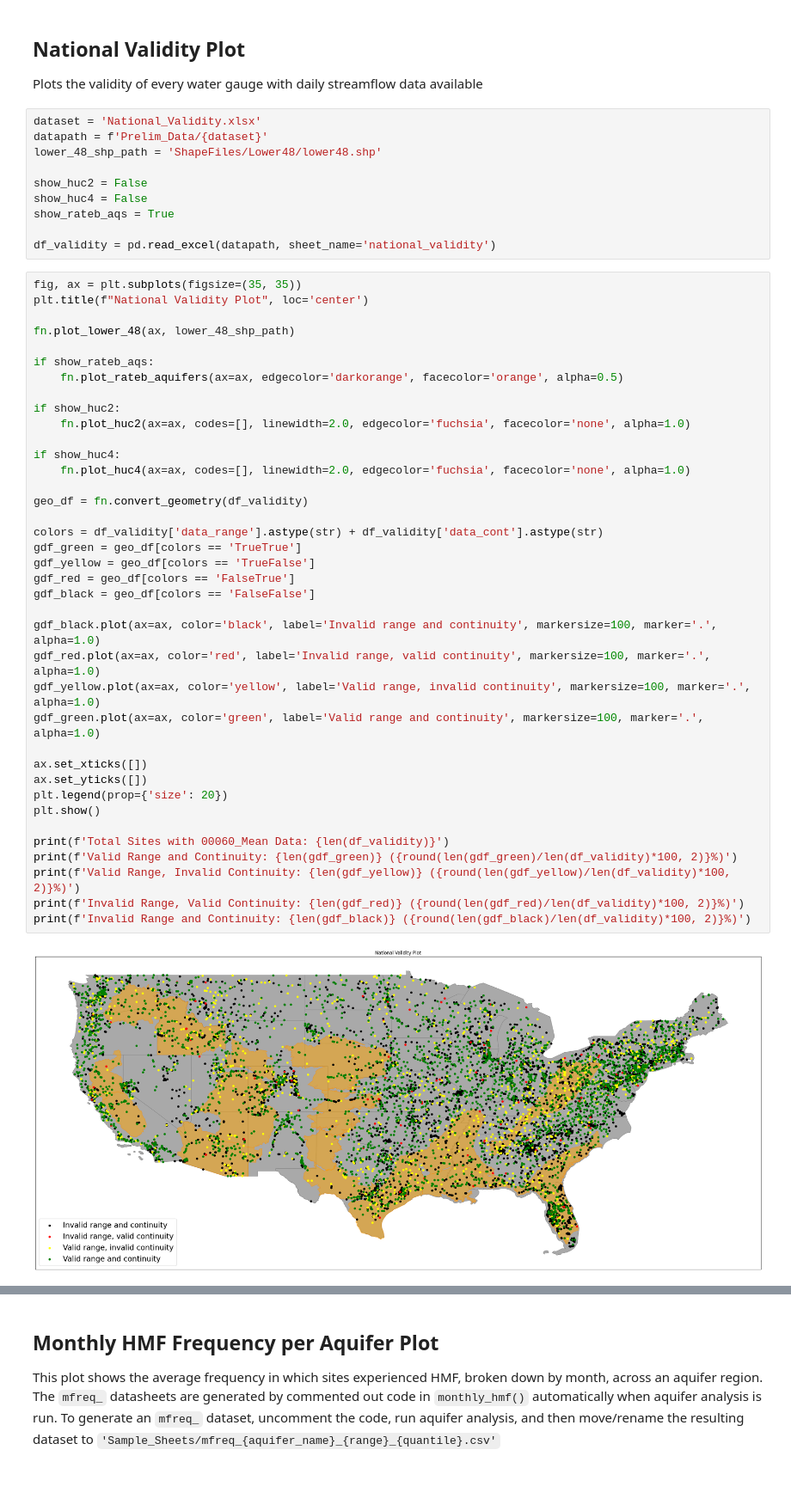
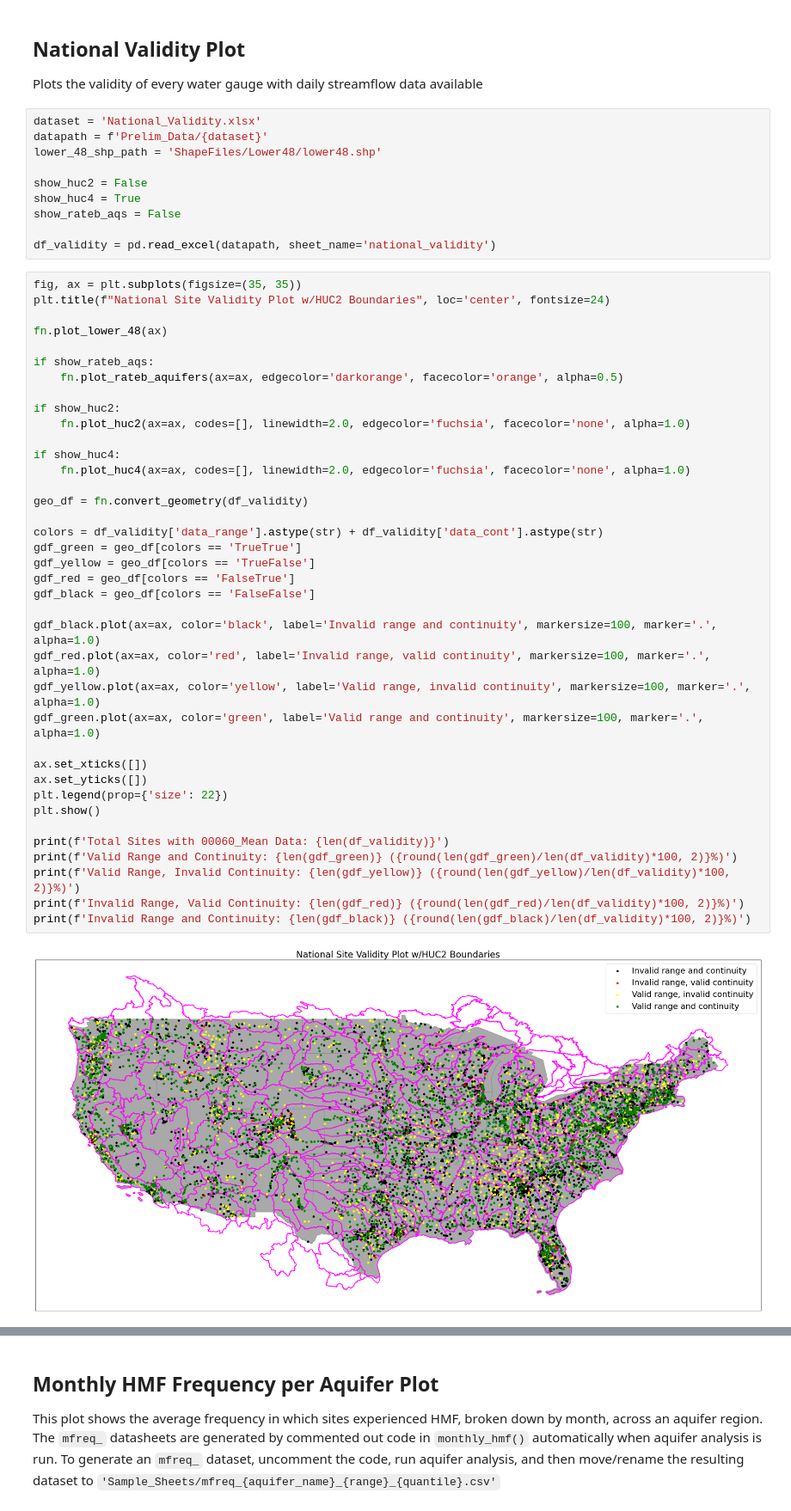
Before and after one commit to AlekWithK/DahlkeLab_LAWR, a Jupyter notebook: aquifer_plotting.ipynb, the cells around one changed output, grey strips where cells are left out. Shown at 86% size. Cells and saved outputs as stored; diff of their text form; blank space fills up the shorter version.

Commit message:
updated sample images, added missing HUC4s

```diff
--- a/aquifer_plotting.ipynb
+++ b/aquifer_plotting.ipynb
@@ -220,50 +223,50 @@ datapath = f'Prelim_Data/{dataset}'
 lower_48_shp_path = 'ShapeFiles/Lower48/lower48.shp'
 
 show_huc2 = False
-show_huc4 = False
-show_rateb_aqs = True
+show_huc4 = True
+show_rateb_aqs = False
 
 df_validity = pd.read_excel(datapath, sheet_name='national_validity')
 # %%
 fig, ax = plt.subplots(figsize=(35, 35))
-plt.title(f"National Validity Plot", loc='center')
+plt.title(f"National Site Validity Plot w/HUC2 Boundaries", loc='center', fontsize=24)
 
-fn.plot_lower_48(ax, lower_48_shp_path)
+fn.plot_lower_48(ax)
 
 if show_rateb_aqs:
     fn.plot_rateb_aquifers(ax=ax, edgecolor='darkorange', facecolor='orange', alpha=0.5)
 
 if show_huc2:
     fn.plot_huc2(ax=ax, codes=[], linewidth=2.0, edgecolor='fuchsia', facecolor='none', alpha=1.0)
 
 if show_huc4:
     fn.plot_huc4(ax=ax, codes=[], linewidth=2.0, edgecolor='fuchsia', facecolor='none', alpha=1.0)
 
 geo_df = fn.convert_geometry(df_validity)
 
 colors = df_validity['data_range'].astype(str) + df_validity['data_cont'].astype(str)
 gdf_green = geo_df[colors == 'TrueTrue']
 gdf_yellow = geo_df[colors == 'TrueFalse']
 gdf_red = geo_df[colors == 'FalseTrue']
 gdf_black = geo_df[colors == 'FalseFalse']
 
 gdf_black.plot(ax=ax, color='black', label='Invalid range and continuity', markersize=100, marker='.', alpha=1.0)
 gdf_red.plot(ax=ax, color='red', label='Invalid range, valid continuity', markersize=100, marker='.', alpha=1.0)
 gdf_yellow.plot(ax=ax, color='yellow', label='Valid range, invalid continuity', markersize=100, marker='.', alpha=1.0)
 gdf_green.plot(ax=ax, color='green', label='Valid range and continuity', markersize=100, marker='.', alpha=1.0)
 
 ax.set_xticks([])
 ax.set_yticks([])
-plt.legend(prop={'size': 20})
+plt.legend(prop={'size': 22})
 plt.show()
 
 print(f'Total Sites with 00060_Mean Data: {len(df_validity)}')
 print(f'Valid Range and Continuity: {len(gdf_green)} ({round(len(gdf_green)/len(df_validity)*100, 2)}%)')
 print(f'Valid Range, Invalid Continuity: {len(gdf_yellow)} ({round(len(gdf_yellow)/len(df_validity)*100, 2)}%)')
 print(f'Invalid Range, Valid Continuity: {len(gdf_red)} ({round(len(gdf_red)/len(df_validity)*100, 2)}%)')
 print(f'Invalid Range and Continuity: {len(gdf_black)} ({round(len(gdf_black)/len(df_validity)*100, 2)}%)')
 # %% [output]
-[figure, old version]
+[figure, new version]
 Total Sites with 00060_Mean Data: 8070
 Valid Range and Continuity: 3172 (39.31%)
 Valid Range, Invalid Continuity: 1123 (13.92%)
```
Also changed, not shown: parts of 2 cells of this notebook, 55 other files.
